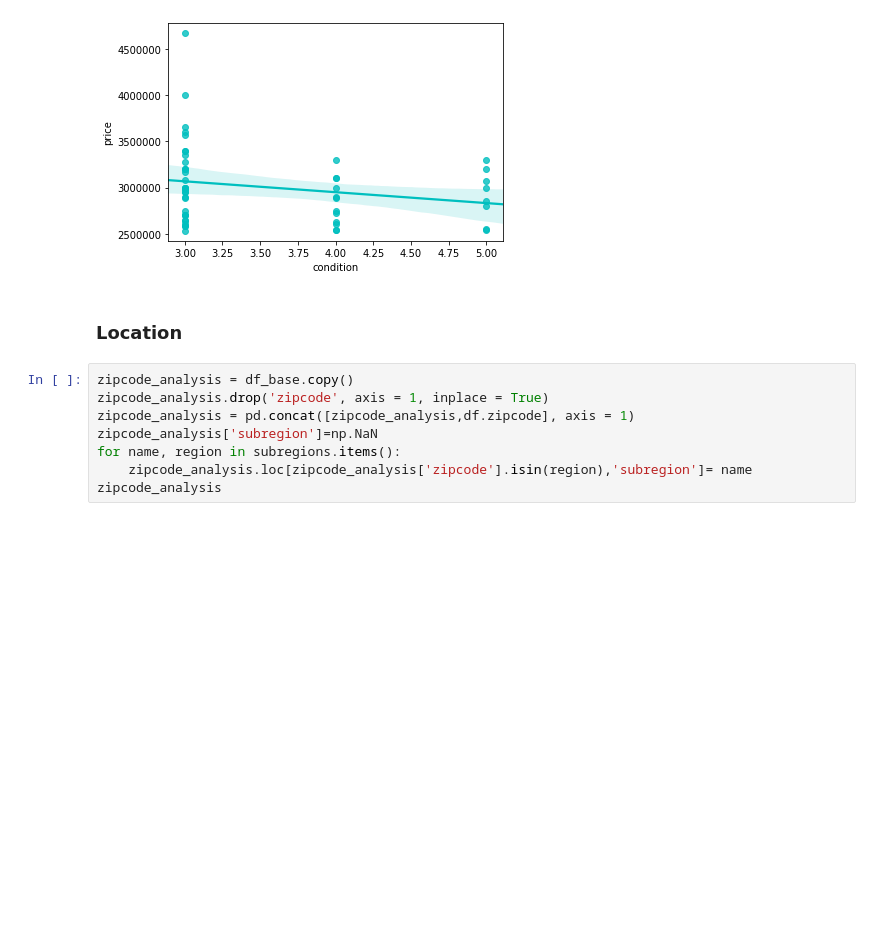
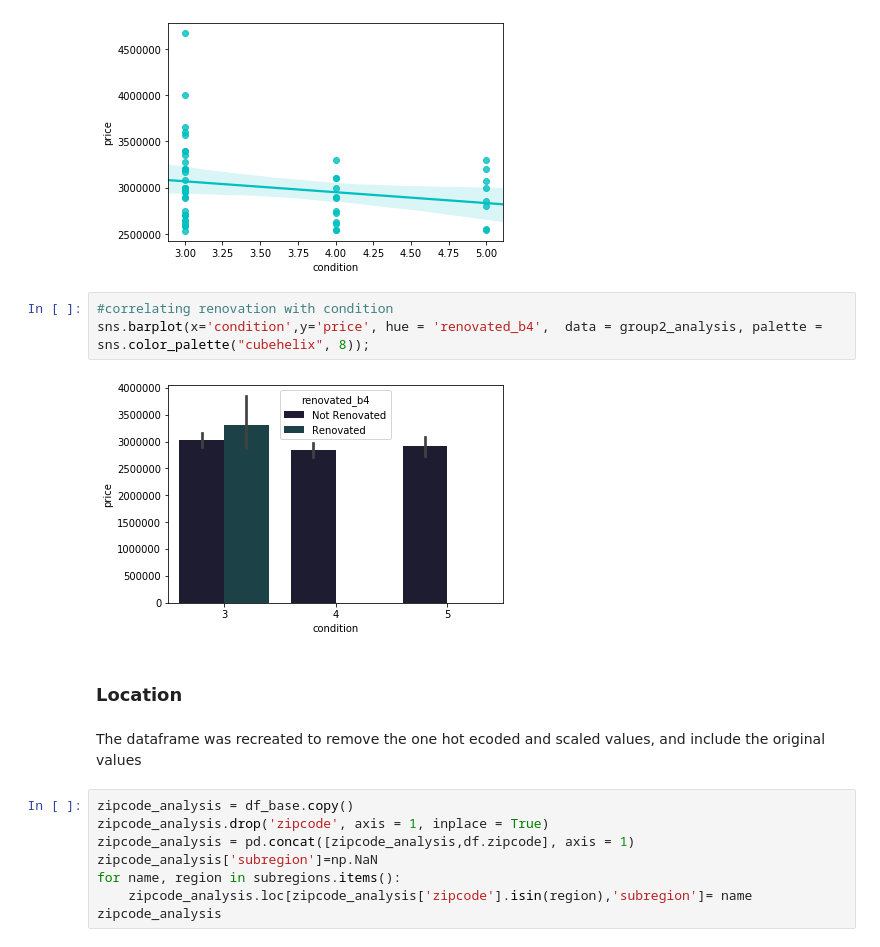
Before and after one commit to NehaP92/dsc-mod-2-project-online-pt-041320, a Jupyter notebook: student.ipynb, the cells around one changed output. Saved outputs shown, nothing was run; the diff lists cells and outputs as text; blank space fills up the shorter version.

```diff
--- a/student.ipynb
+++ b/student.ipynb
@@ -3245,8 +3332,15 @@ sns.regplot('condition','price', data = group2_analysis,color = 'c')
 # %% [output]
 <matplotlib.axes._subplots.AxesSubplot at 0x...>
 [figure]
+# %%
+#correlating renovation with condition
+sns.barplot(x='condition',y='price', hue = 'renovated_b4',  data = group2_analysis, palette = sns.color_palette("cubehelix", 8));
+# %% [output]
+[figure, added]
 # %% [markdown]
 ### Location
+# %% [markdown]
+The dataframe was recreated to remove the one hot ecoded and scaled values, and include the original values
 # %%
 zipcode_analysis = df_base.copy()
 zipcode_analysis.drop('zipcode', axis = 1, inplace = True)
```
Also changed, not shown: parts of 80 cells of this notebook, 2 other files.
